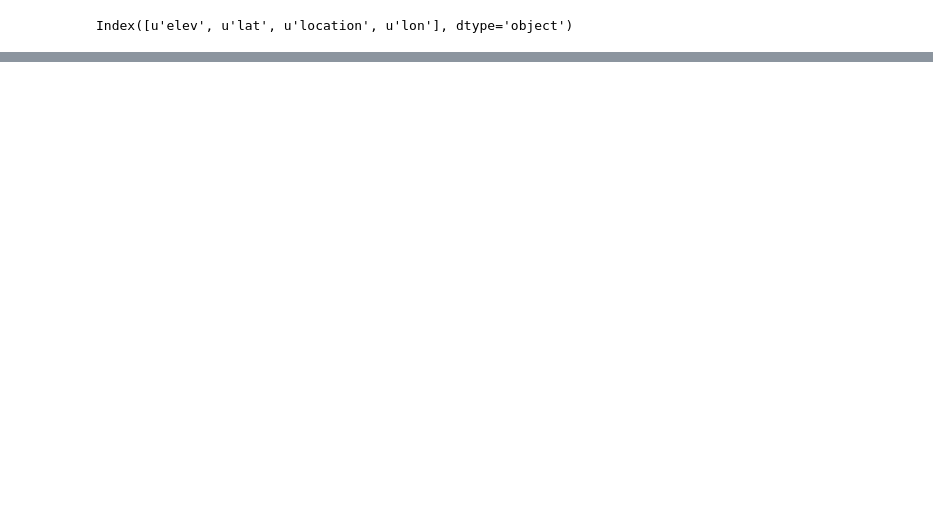
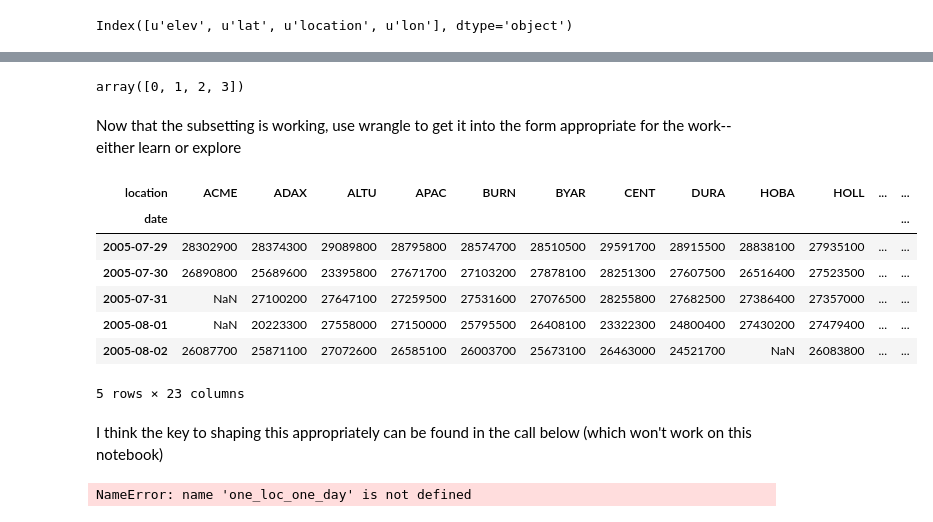
Before and after one commit to joelmpiper/solar_energy_prediction, a Jupyter notebook: notebooks/TestExtractionFunction.ipynb, the cells around one changed output, grey strips where cells are left out. Cells and saved outputs as stored; diff of their text form; code cells hidden in the pictures; blank space fills up the shorter version.

```diff
--- a/notebooks/TestExtractionFunction.ipynb
+++ b/notebooks/TestExtractionFunction.ipynb
@@ -49,0 +88,9 @@ train_data
+# %%
+reload(solar.wrangle.wrangle)
+from solar.wrangle.wrangle import SolarData
+train_X, train_y, test_X = SolarData.load(gefs_train='solar/data/kaggle_solar/train/',
+                 gefs_test='solar/data/kaggle_solar/test/',
+                 meso_dir='solar/data/kaggle_solar/',
+                 files_to_use=['dswrf_sfc'],
+                 trainy_file = 'solar/data/kaggle_solar/train.csv',
+                 loc_file = 'solar/data/kaggle_solar/station_info.csv')
@@ -49,0 +346,38 @@ train_data
+# %%
+(times - 15)//3
+# %% [output]
+array([0, 1, 2, 3])
+# %% [markdown]
+Now that the subsetting is working, use wrangle to get it into the form appropriate for the work-- either learn or explore
+# %%
+reload(solar.wrangle.wrangle)
+from solar.wrangle.wrangle import SolarData
+train_dates = ['2005-07-29','2005-08-02']
+test_dates = ['2008-12-29', '2009-01-05']
+var = ['dswrf_sfc', 'uswrf_sfc', 'spfh_2m']
+#var = ['dswrf_sfc']
+models = [0,5,10]
+times = [18, 21, 24]
+lats = range(32,36)
+longs = range(260,265)
+X_train,y_train, X_test = SolarData.load_data_learn('solar/data/kaggle_solar/train/', 'solar/data/kaggle_solar/train.csv',
+                                'solar/data/kaggle_solar/test', 'solar/data/kaggle_solar/station_info.csv',
+                                var=var, train_dates=train_dates, test_dates=test_dates, models=models, times=times,
+                                lats=lats, longs=longs)
+# %%
+y_train
+# %% [output]
+| location | ACME | ADAX | ALTU | APAC | BURN | BYAR | CENT | DURA | HOBA | HOLL | ... | ... |
+| date |  |  |  |  |  |  |  |  |  |  |  | ... |
+| 2005-07-29 | 28302900 | 28374300 | 29089800 | 28795800 | 28574700 | 28510500 | 29591700 | 28915500 | 28838100 | 27935100 | ... | ... |
+| 2005-07-30 | 26890800 | 25689600 | 23395800 | 27671700 | 27103200 | 27878100 | 28251300 | 27607500 | 26516400 | 27523500 | ... | ... |
+| 2005-07-31 | NaN | 27100200 | 27647100 | 27259500 | 27531600 | 27076500 | 28255800 | 27682500 | 27386400 | 27357000 | ... | ... |
+| 2005-08-01 | NaN | 20223300 | 27558000 | 27150000 | 25795500 | 26408100 | 23322300 | 24800400 | 27430200 | 27479400 | ... | ... |
+| 2005-08-02 | 26087700 | 25871100 | 27072600 | 26585100 | 26003700 | 25673100 | 26463000 | 24521700 | NaN | 26083800 | ... | ... |
+5 rows × 23 columns
+# %% [markdown]
+I think the key to shaping this appropriately can be found in the call below (which won't work on this notebook)
+# %%
+one_loc_one_day.set_index(['date','time','model','latitude','longitude',]).unstack(['time','model','latitude','longitude'])
+# %% [output]
+NameError: name 'one_loc_one_day' is not defined
```
Also changed, not shown: parts of 48 cells of this notebook, 17 other files.
